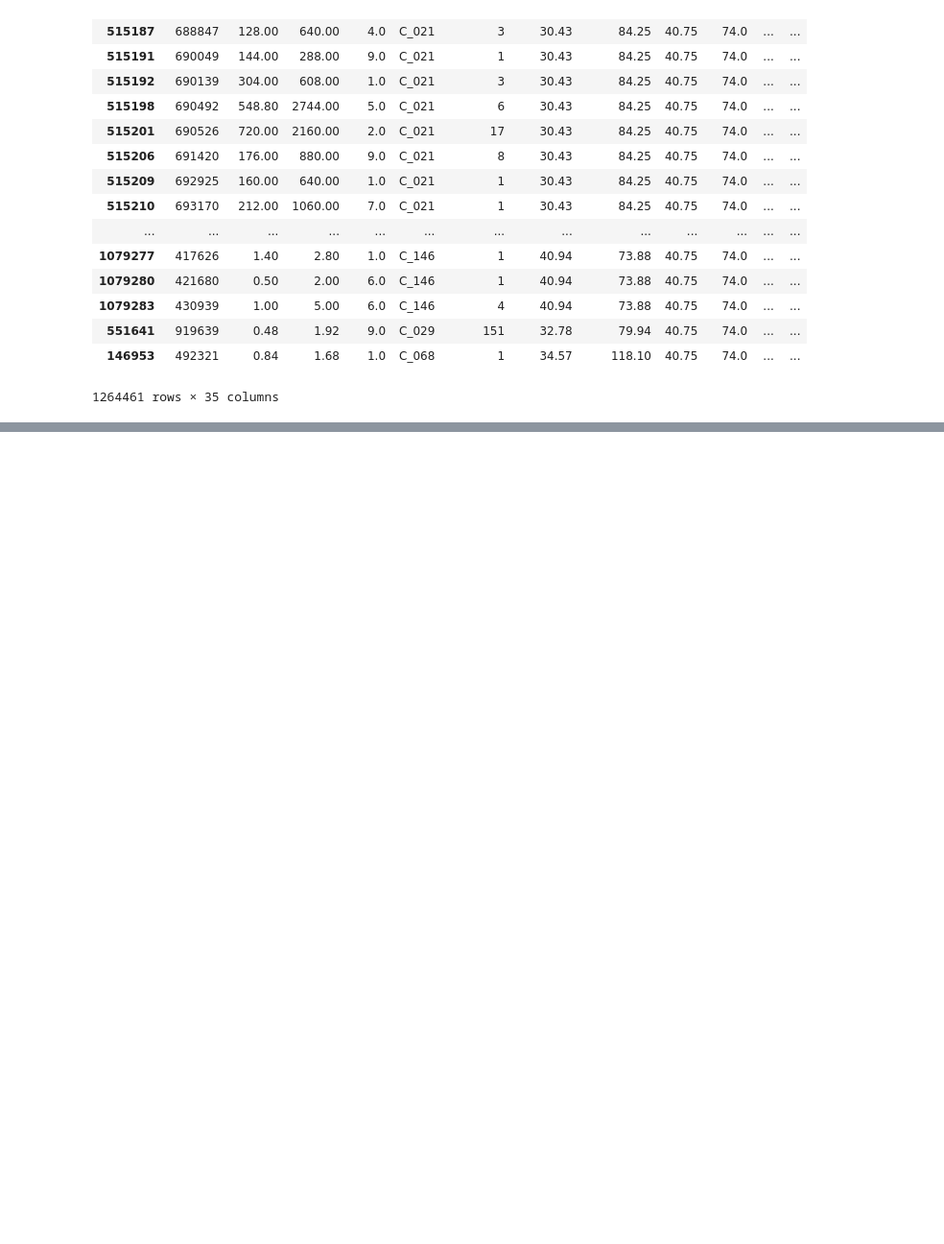
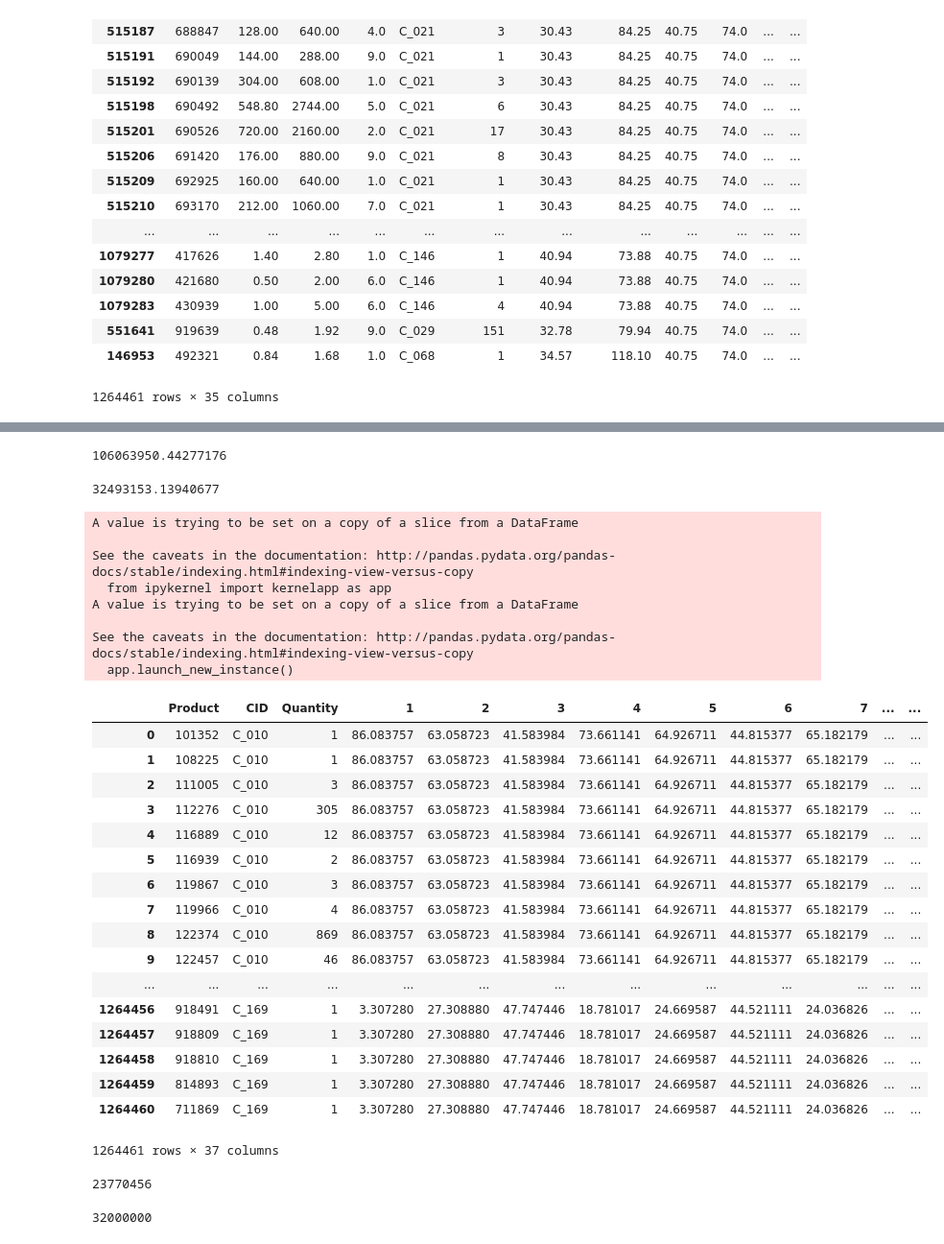
Before and after one commit to pszkilnyk/skittles, a Jupyter notebook: final.ipynb, the cells around one changed output, grey strips where cells are left out. Shown at 96% size. Saved outputs shown, nothing was run; the diff lists cells and outputs as text; code cells hidden in the pictures; blank space fills up the shorter version.

```diff
--- a/final.ipynb
+++ b/final.ipynb
@@ -578,3 +578,6 @@ pd.merge(mo, varCost, on='varCost').sort_values('k')
 1264461 rows × 35 columns
 # %%
 #not sure what to use for throughput but I have the DCs added in so it could be in $,weight,volume,etc
+# %%
+po=mo.drop(['Weight', 'Cubic', 'Price', 'Latitude','Longitude', 'lat1', 'lat2', 'lat3', 'lat4', 'lat5', 'lat6', 'lat7', 'long1', 'long2', 'long3','long4', 'long5', 'long6','long7','min', 'tCost','vCost','varCost'], axis=1)
+po
@@ -580,0 +603,76 @@ pd.merge(mo, varCost, on='varCost').sort_values('k')
+# %%
+po['tCost1']=po['1']/po['k']*po['Quantity']
+po['tCost2']=po['2']/po['k']*po['Quantity']
+po['tCost3']=po['3']/po['k']*po['Quantity']
+po['tCost4']=po['4']/po['k']*po['Quantity']
+po['tCost5']=po['5']/po['k']*po['Quantity']
+po['tCost6']=po['6']/po['k']*po['Quantity']
+po['tCost7']=po['7']/po['k']*po['Quantity']
+po['vCost1'] = po['Quantity']*ih.iloc[0]
+po['vCost2'] = po['Quantity']*ih.iloc[1]
+po['vCost3'] = po['Quantity']*ih.iloc[2]
+po['vCost4'] = po['Quantity']*ih.iloc[3]
+po['vCost5'] = po['Quantity']*ih.iloc[4]
+po['vCost6'] = po['Quantity']*ih.iloc[5]
+po['vCost7'] = po['Quantity']*ih.iloc[6]
+po['tv1'] = po['tCost1'] + po['vCost1']
+po['tv2'] = po['tCost2'] + po['vCost2']
+po['tv3'] = po['tCost3'] + po['vCost3']
+po['tv4'] = po['tCost4'] + po['vCost4']
+po['tv5'] = po['tCost5'] + po['vCost5']
+po['tv6'] = po['tCost6'] + po['vCost6']
+po['tv7'] = po['tCost7'] + po['vCost7']
+po['min'] = pd.concat([po['tv1'], po['tv2'], po['tv3'], po['tv4'], po['tv5'], po['tv6'], po['tv7']], axis=1).min(axis=1)
+frank = po['min'].sum() + fixedCost['fixedCost'].sum()
+frank
+# %% [output]
+106063950.44277176
+# %%
+(uno+dos+tres) - frank
+# %% [output]
+32493153.13940677
+# %%
+po['varCost'] = 0
+po['varCost'][po['tv1'] == po['min']] = ih.iloc[0]
+po['varCost'][po['tv2'] == po['min']] = ih.iloc[1]
+po['varCost'][po['tv3'] == po['min']] = ih.iloc[2]
+po['varCost'][po['tv4'] == po['min']] = ih.iloc[3]
+po['varCost'][po['tv5'] == po['min']] = ih.iloc[4]
+po['varCost'][po['tv6'] == po['min']] = ih.iloc[5]
+po['varCost'][po['tv7'] == po['min']] = ih.iloc[6]
+pd.merge(po, varCost, on='varCost')
+# %% [output]
+A value is trying to be set on a copy of a slice from a DataFrame
+
+See the caveats in the documentation: http://pandas.pydata.org/pandas-docs/stable/indexing.html#indexing-view-versus-copy
+  from ipykernel import kernelapp as app
+A value is trying to be set on a copy of a slice from a DataFrame
+
+See the caveats in the documentation: http://pandas.pydata.org/pandas-docs/stable/indexing.html#indexing-view-versus-copy
+  app.launch_new_instance()
+|  | Product | CID | Quantity | 1 | 2 | 3 | 4 | 5 | 6 | 7 | ... | ... |
+| 0 | 101352 | C_010 | 1 | 86.083757 | 63.058723 | 41.583984 | 73.661141 | 64.926711 | 44.815377 | 65.182179 | ... | ... |
+| 1 | 108225 | C_010 | 1 | 86.083757 | 63.058723 | 41.583984 | 73.661141 | 64.926711 | 44.815377 | 65.182179 | ... | ... |
+| 2 | 111005 | C_010 | 3 | 86.083757 | 63.058723 | 41.583984 | 73.661141 | 64.926711 | 44.815377 | 65.182179 | ... | ... |
+| 3 | 112276 | C_010 | 305 | 86.083757 | 63.058723 | 41.583984 | 73.661141 | 64.926711 | 44.815377 | 65.182179 | ... | ... |
+| 4 | 116889 | C_010 | 12 | 86.083757 | 63.058723 | 41.583984 | 73.661141 | 64.926711 | 44.815377 | 65.182179 | ... | ... |
+| 5 | 116939 | C_010 | 2 | 86.083757 | 63.058723 | 41.583984 | 73.661141 | 64.926711 | 44.815377 | 65.182179 | ... | ... |
+| 6 | 119867 | C_010 | 3 | 86.083757 | 63.058723 | 41.583984 | 73.661141 | 64.926711 | 44.815377 | 65.182179 | ... | ... |
+| 7 | 119966 | C_010 | 4 | 86.083757 | 63.058723 | 41.583984 | 73.661141 | 64.926711 | 44.815377 | 65.182179 | ... | ... |
+| 8 | 122374 | C_010 | 869 | 86.083757 | 63.058723 | 41.583984 | 73.661141 | 64.926711 | 44.815377 | 65.182179 | ... | ... |
+| 9 | 122457 | C_010 | 46 | 86.083757 | 63.058723 | 41.583984 | 73.661141 | 64.926711 | 44.815377 | 65.182179 | ... | ... |
+| ... | ... | ... | ... | ... | ... | ... | ... | ... | ... | ... | ... | ... |
+| 1264456 | 918491 | C_169 | 1 | 3.307280 | 27.308880 | 47.747446 | 18.781017 | 24.669587 | 44.521111 | 24.036826 | ... | ... |
+| 1264457 | 918809 | C_169 | 1 | 3.307280 | 27.308880 | 47.747446 | 18.781017 | 24.669587 | 44.521111 | 24.036826 | ... | ... |
+| 1264458 | 918810 | C_169 | 1 | 3.307280 | 27.308880 | 47.747446 | 18.781017 | 24.669587 | 44.521111 | 24.036826 | ... | ... |
+| 1264459 | 814893 | C_169 | 1 | 3.307280 | 27.308880 | 47.747446 | 18.781017 | 24.669587 | 44.521111 | 24.036826 | ... | ... |
+| 1264460 | 711869 | C_169 | 1 | 3.307280 | 27.308880 | 47.747446 | 18.781017 | 24.669587 | 44.521111 | 24.036826 | ... | ... |
+1264461 rows × 37 columns
+# %%
+po['Quantity'].sum()
+# %% [output]
+23770456
+# %%
+cap['cap'].sum()
+# %% [output]
+32000000
```
Also changed, not shown: parts of 1 cell of this notebook.
